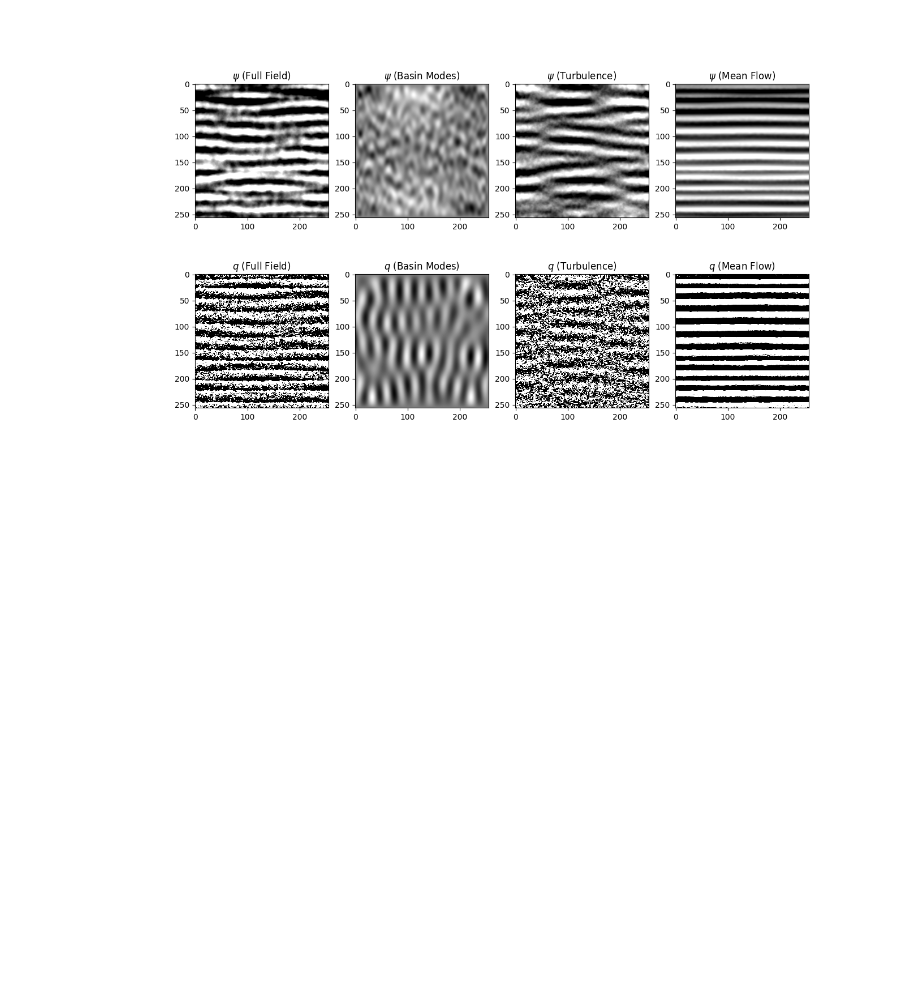
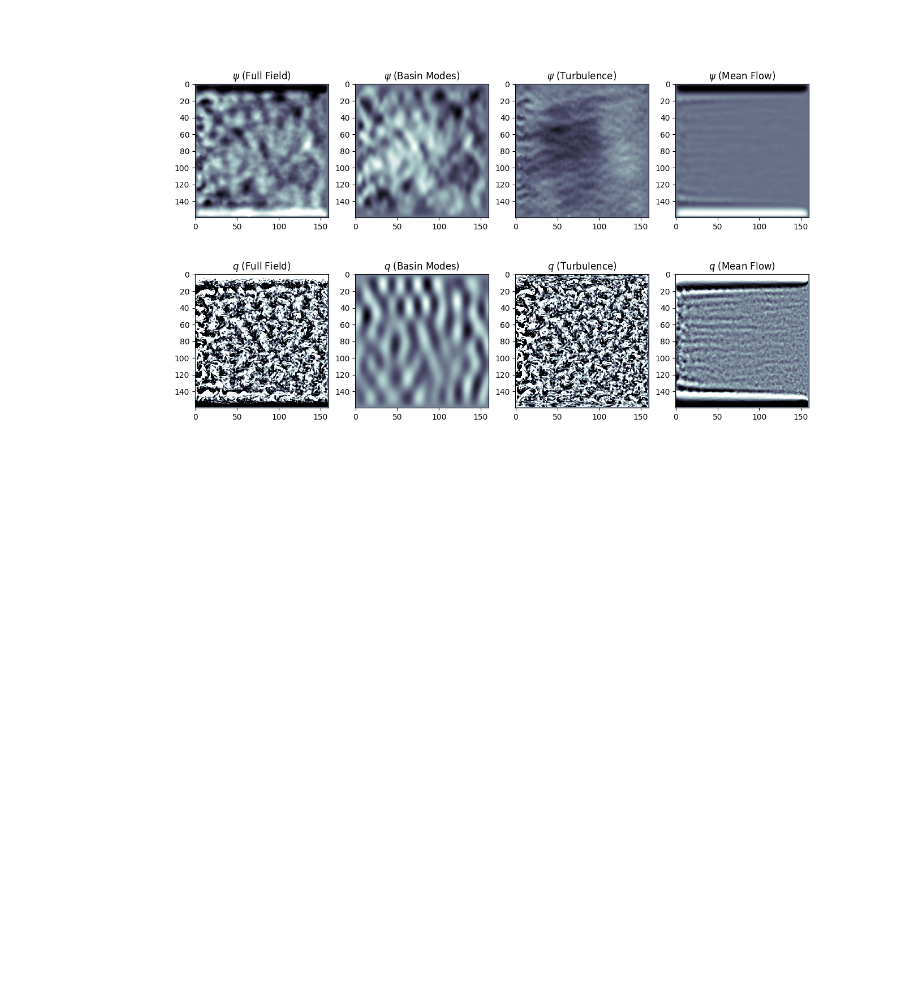
Before and after one commit to LennardMiller/Stage_M2, a Jupyter notebook: Triple_Decomp.ipynb, the cells around one changed output. Saved outputs shown, nothing was run; the diff lists cells and outputs as text; code cells hidden in the pictures.

```diff
--- a/Triple_Decomp.ipynb
+++ b/Triple_Decomp.ipynb
@@ -20,7 +20,7 @@ from joblib import Parallel, delayed
 
 
 # Number of simulation
-n = 619
+n = 517
 
 # Choose between 'local' or 'dahu' or 'dahu_downsized'
 where = 'dahu_downsized'
@@ -202,36 +202,36 @@ N = len(psi[0,0,:])
 psi_basin, q_basin = build_basin_vec(Ms, Ns, Amp_sel, phis, N, beta, L)
 # %%
 
-cmap = "grey"
+cmap = "bone"
 plt.figure()
 fig, axes = plt.subplots(2,4, figsize = (14,8))
 
 ax = axes[0,0]
 ax.set_title(r"$\psi$ (Full Field)")
 ax.imshow(psi[i,:,:], vmin = np.min(psi_basin), vmax = np.max(psi_basin), cmap = cmap)
 ax = axes[0,1]
 ax.set_title(r"$\psi$ (Basin Modes)")
 ax.imshow(psi_basin, vmin = np.min(psi_basin), vmax = np.max(psi_basin), cmap = cmap)
 ax = axes[0,2]
 ax.set_title(r"$\psi$ (Turbulence)")
 cplot = ax.imshow(psi[i,:,:] - psi_basin - psi_mean, vmin = np.min(psi_basin), vmax = np.max(psi_basin), cmap = cmap)
 ax = axes[0,3]
 ax.set_title(r"$\psi$ (Mean Flow)")
 cplot = ax.imshow(psi_mean, vmin = np.min(psi_basin), vmax = np.max(psi_basin), cmap = cmap)
 
 ax = axes[1,0]
 ax.set_title(r"$q$ (Full Field)")
 ax.imshow(q[i,:,:], vmin = np.min(q_basin), vmax = np.max(q_basin), cmap = cmap)
 ax = axes[1,1]
 ax.set_title(r"$q$ (Basin Modes)")
 ax.imshow(q_basin, vmin = np.min(q_basin), vmax = np.max(q_basin), cmap = cmap)
 ax = axes[1,2]
 ax.set_title(r"$q$ (Turbulence)")
 cplot = ax.imshow(q[i,:,:] - q_basin - q_mean, vmin = np.min(q_basin), vmax = np.max(q_basin), cmap = cmap)
 ax = axes[1,3]
 ax.set_title(r"$q$ (Mean Flow)")
 cplot = ax.imshow(q_mean, vmin = np.min(q_basin), vmax = np.max(q_basin), cmap = cmap)
 plt.show()
 # %% [output]
-[figure, old version]
+[figure, new version]
 [figure]
```
Also changed, not shown: parts of 2 cells of this notebook, 17 other files.
